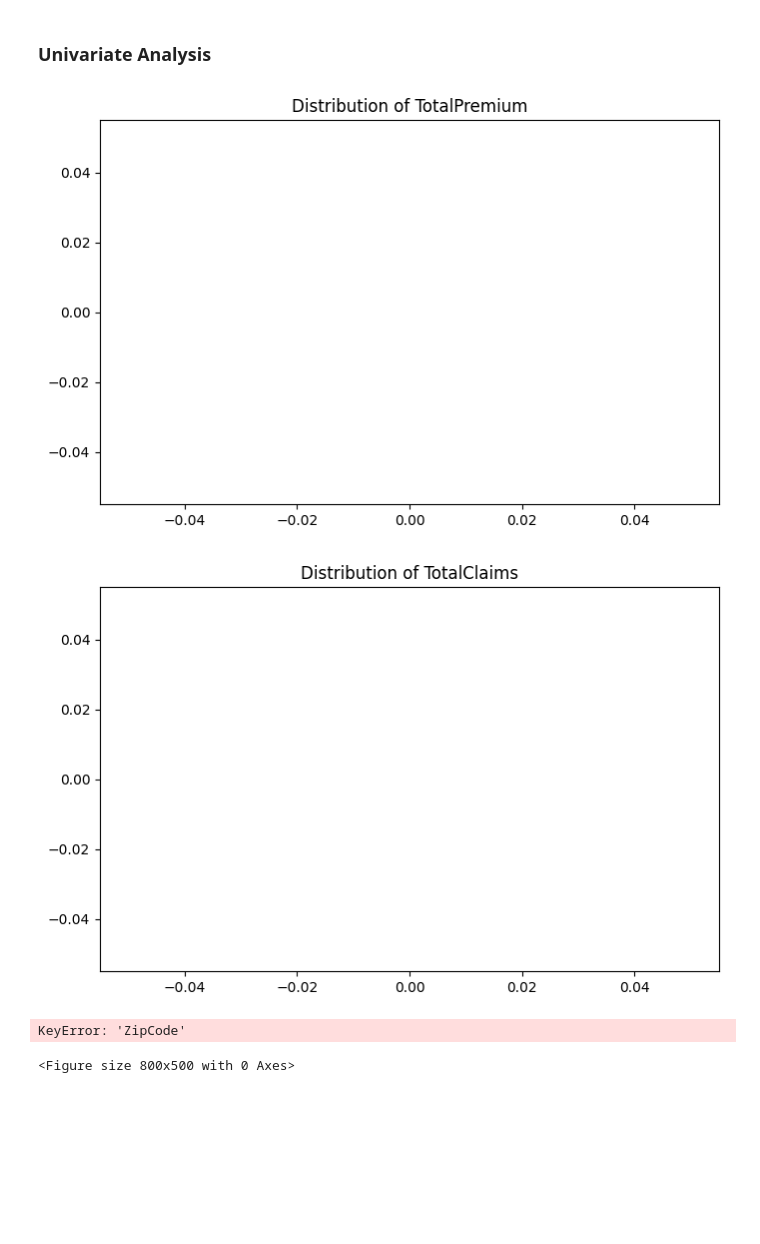
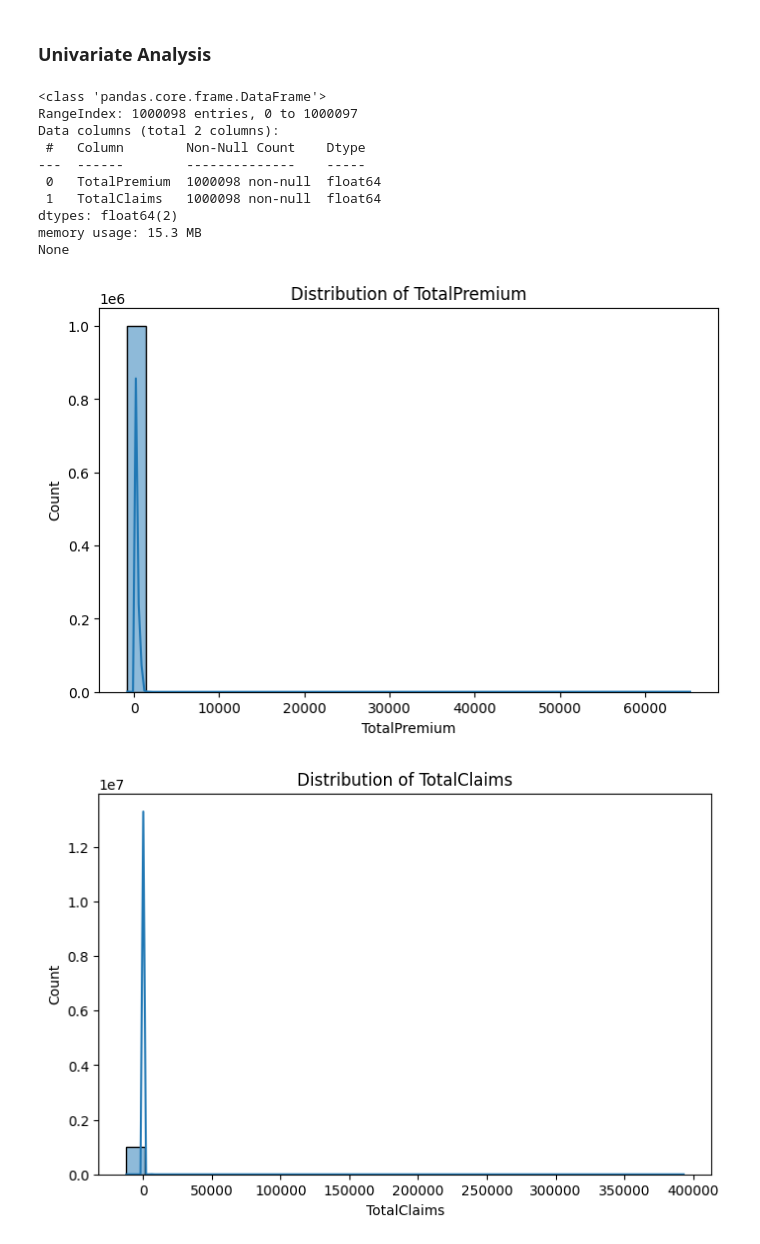
Before and after one commit to beckhamberhanu/Insurance-Analytics, a Jupyter notebook: notebooks/EDA.ipynb, the cells around one changed output. Drawn from its saved outputs; the diff is of its cells as text; code cells hidden in the pictures; blank space fills up the shorter version.

```diff
--- a/notebooks/EDA.ipynb
+++ b/notebooks/EDA.ipynb
@@ -10,7 +10,7 @@ import matplotlib.pyplot as plt
 import seaborn as sns
 
 # Load the dataset
-data = pd.read_csv("/home/bbm/Documents/MachineLearningRating_v3.csv")
+data = pd.read_csv("/home/bbm/Documents/projects/MachineLearningRating_v3.csv")
 print(data.head)
 # %% [output]
 <bound method NDFrame.head of          UnderwrittenCoverID  PolicyID     TransactionMonth  IsVATRegistered  \
@@ -49,3 +51,7 @@ plt.show()
+# %%
+numeric_data = data.select_dtypes(include=["number"])
+numeric_data = numeric_data.apply(pd.to_numeric, errors="coerce")  # Convert to numeric, coercing errors to NaN
+data = numeric_data.dropna()  # Drop rows with NaN values
 # %% [markdown]
 ### Data Summarization
 # %%
@@ -94,29 +117,37 @@ StatutoryRiskType                 0
 TotalPremium                      0
 TotalClaims                       0
 dtype: int64
-# %%
-data = data.dropna()
 # %% [markdown]
 ### Univariate Analysis
 # %%
 numerical_cols = ["TotalPremium", "TotalClaims"]
-categorical_cols = ["ZipCode", "AutoMake", "InsuranceCoverType"]
-
+categorical_cols = [col for col in ["AutoMake", "InsuranceCoverType"] if col in data.columns]
+print(data[numerical_cols].info())  # Check info for numerical columns
+data[numerical_cols].dropna()
+data[categorical_cols].dropna()
 # Numerical Columns
 for col in numerical_cols:
     plt.figure(figsize=(8, 5))
     sns.histplot(data[col], kde=True, bins=30)
     plt.title(f"Distribution of {col}")
     plt.show()
 
 # Categorical Columns
 for col in categorical_cols:
     plt.figure(figsize=(8, 5))
     sns.countplot(y=data[col], order=data[col].value_counts().index)
     plt.title(f"Counts of {col}")
     plt.show()
 # %% [output]
+<class 'pandas.core.frame.DataFrame'>
+RangeIndex: 1000098 entries, 0 to 1000097
+Data columns (total 2 columns):
+ #   Column        Non-Null Count    Dtype
+---  ------        --------------    -----
+ 0   TotalPremium  1000098 non-null  float64
+ 1   TotalClaims   1000098 non-null  float64
+dtypes: float64(2)
+memory usage: 15.3 MB
+None
-[figure, old version]
+[figure, new version]
-[figure, old version]
+[figure, new version]
-KeyError: 'ZipCode'
-<Figure size 800x500 with 0 Axes>
```
Also changed, not shown: parts of 12 cells of this notebook, 10 other files.
